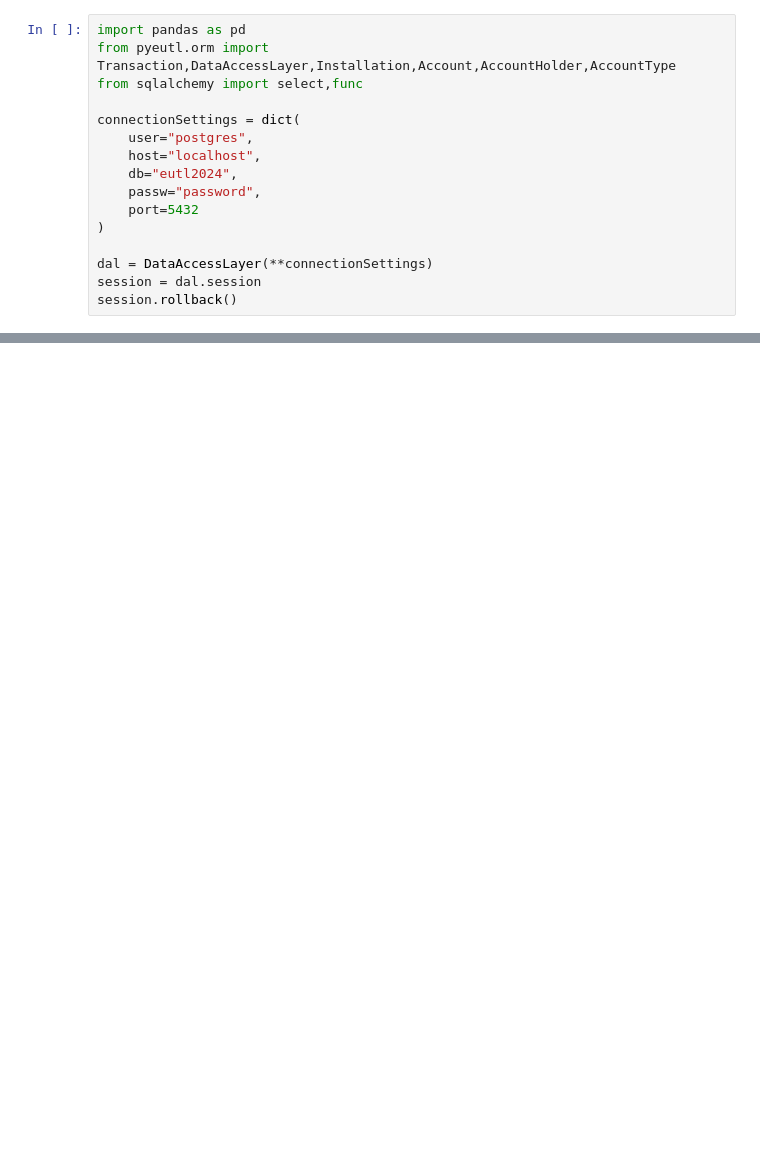
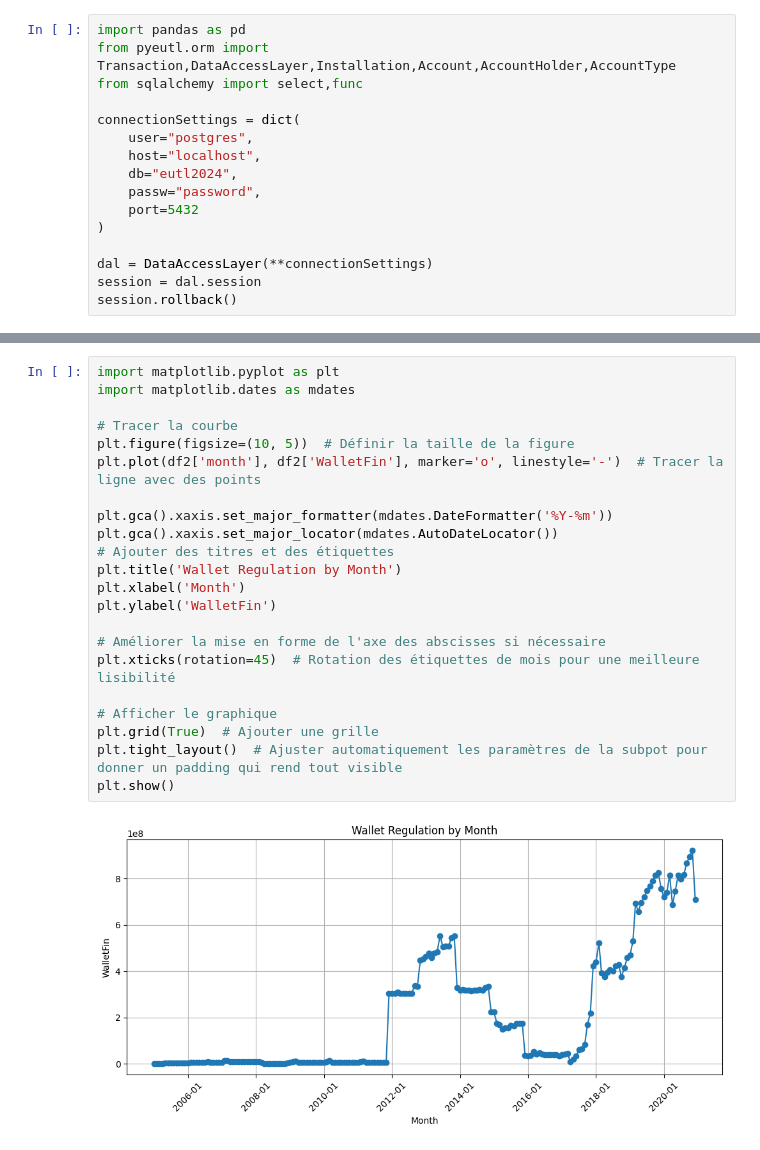
Before and after one commit to ZoeRouquie/Banking-EU-ETS, a Jupyter notebook: extraction.ipynb, the cells around one changed output, grey strips where cells are left out. Cells and saved outputs as stored; diff of their text form; blank space fills up the shorter version.

```diff
--- a/extraction.ipynb
+++ b/extraction.ipynb
@@ -184,0 +432,24 @@ df.head()
+# %%
+import matplotlib.pyplot as plt
+import matplotlib.dates as mdates
+
+# Tracer la courbe
+plt.figure(figsize=(10, 5))  # Définir la taille de la figure
+plt.plot(df2['month'], df2['WalletFin'], marker='o', linestyle='-')  # Tracer la ligne avec des points
+
+plt.gca().xaxis.set_major_formatter(mdates.DateFormatter('%Y-%m'))
+plt.gca().xaxis.set_major_locator(mdates.AutoDateLocator())
+# Ajouter des titres et des étiquettes
+plt.title('Wallet Regulation by Month')
+plt.xlabel('Month')
+plt.ylabel('WalletFin')
+
+# Améliorer la mise en forme de l'axe des abscisses si nécessaire
+plt.xticks(rotation=45)  # Rotation des étiquettes de mois pour une meilleure lisibilité
+
+# Afficher le graphique
+plt.grid(True)  # Ajouter une grille
+plt.tight_layout()  # Ajuster automatiquement les paramètres de la subpot pour donner un padding qui rend tout visible
+plt.show()
+# %% [output]
+[figure, added]
```
Also changed, not shown: parts of 61 cells of this notebook, 9 other files.
